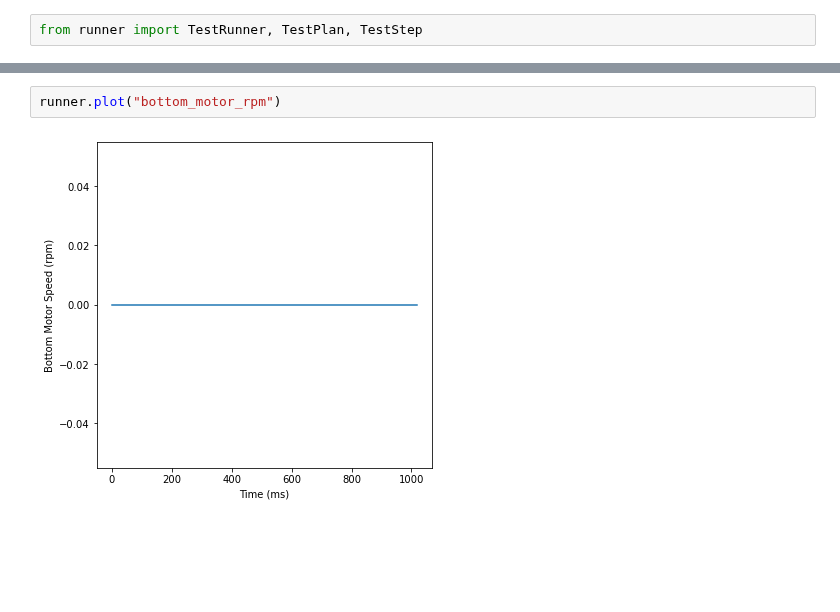
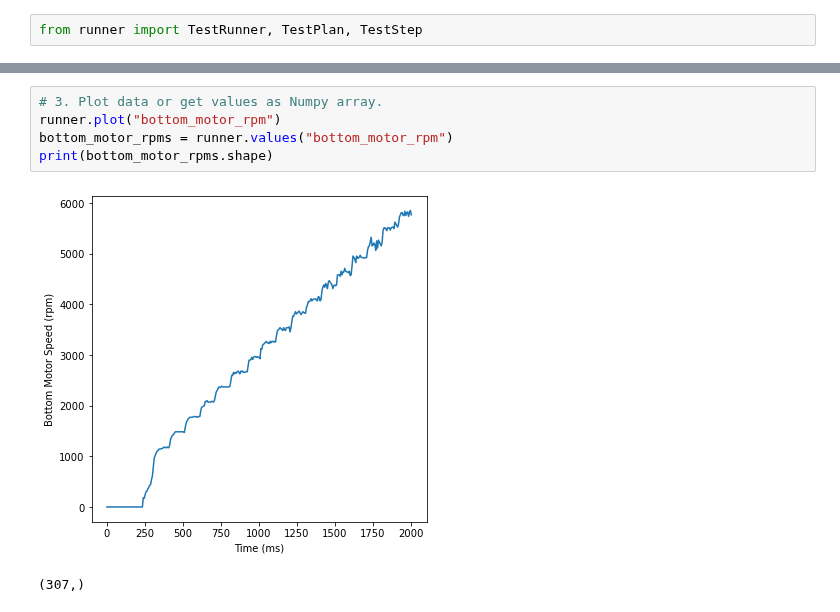
Before and after one commit to gtaharaedmonds/coaxial-drone, a Jupyter notebook: thrust_jig/test_runner/experiment.ipynb, the cells around one changed output, grey strips where cells are left out. Cells and saved outputs as stored; diff of their text form; blank space fills up the shorter version.

```diff
--- a/thrust_jig/test_runner/experiment.ipynb
+++ b/thrust_jig/test_runner/experiment.ipynb
@@ -25,4 +23,8 @@ Test complete.
-# %%
-runner.plot("bottom_motor_rpm")
-# %% [output]
-[figure, removed]
+# %%
+# 3. Plot data or get values as Numpy array.
+runner.plot("bottom_motor_rpm")
+bottom_motor_rpms = runner.values("bottom_motor_rpm")
+print(bottom_motor_rpms.shape)
+# %% [output]
+[figure, added]
+(307,)
```
Also changed, not shown: parts of 5 cells of this notebook, 2 other files.
